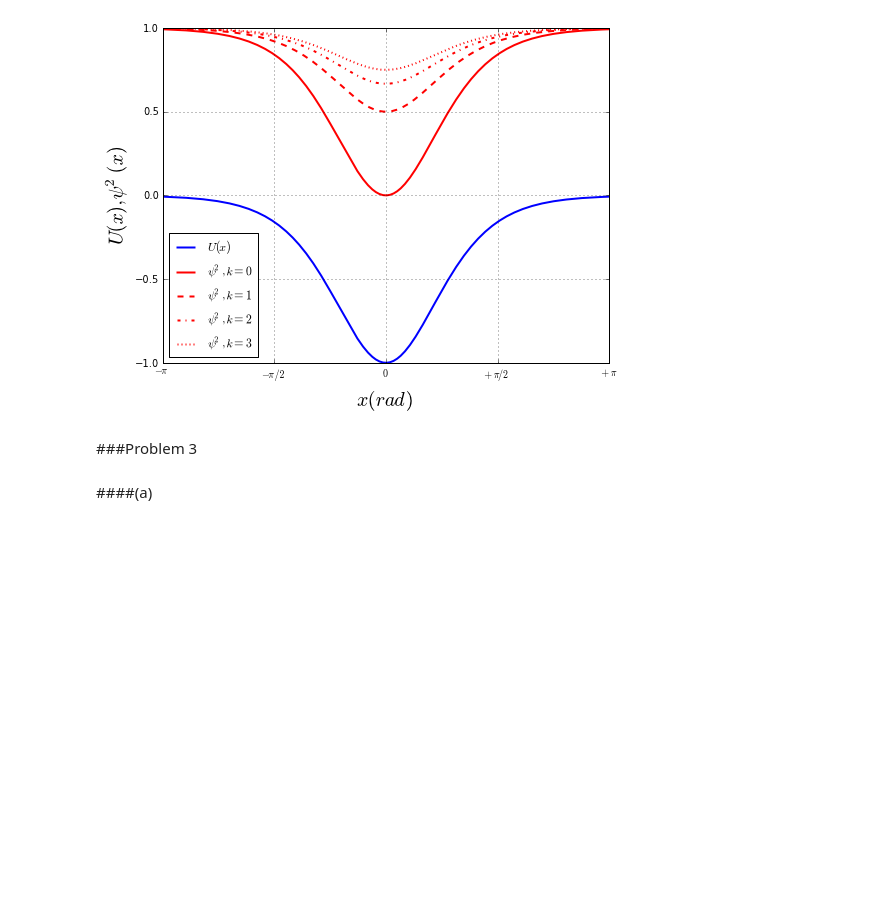
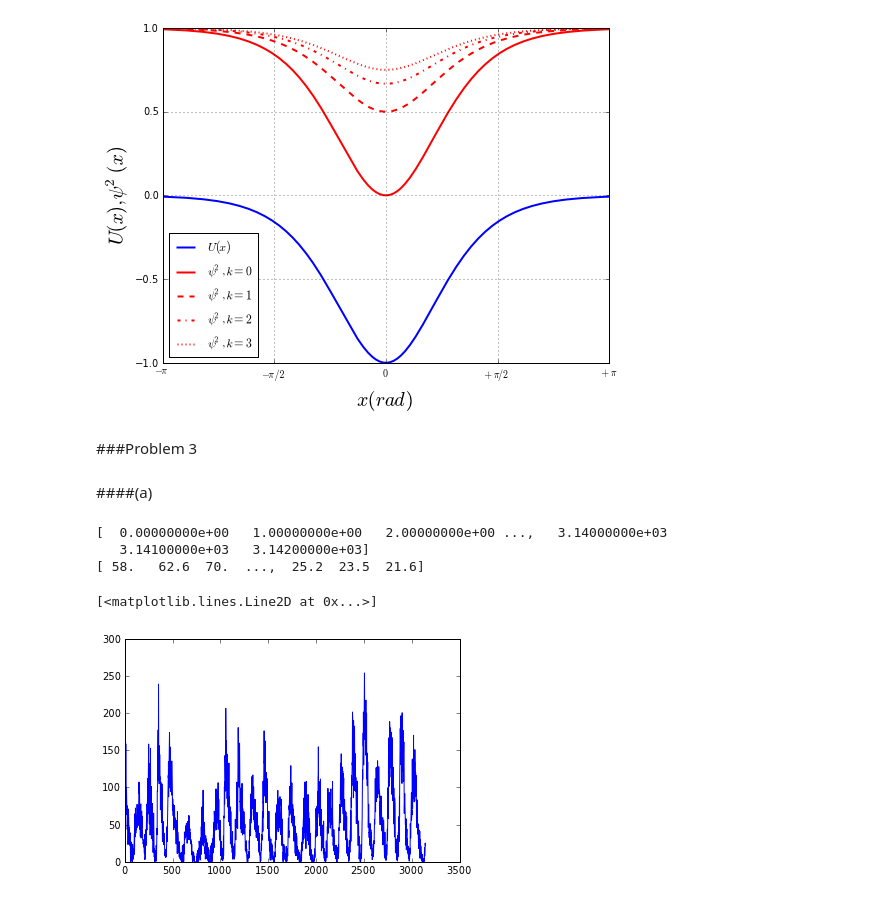
Before and after one commit to wsnyderPHYS202/PHYS202-S13, a Jupyter notebook: Week3/GraphicsEx2.ipynb, the cells around one changed output. Cells and saved outputs as stored; diff of their text form; code cells hidden in the pictures; blank space fills up the shorter version.

Commit message:
Updating GraphicsEx2

```diff
--- a/Week3/GraphicsEx2.ipynb
+++ b/Week3/GraphicsEx2.ipynb
@@ -66,3 +66,18 @@ plt.legend(loc = "best")
 ###Problem 3
 # %% [markdown]
 ####(a)
+# %%
+data = loadtxt("sunspots.txt",float)
+x = data[:,0]
+y = data[:,1]
+print x
+print y
+# %% [output]
+[  0.00000000e+00   1.00000000e+00   2.00000000e+00 ...,   3.14000000e+03
+   3.14100000e+03   3.14200000e+03]
+[ 58.   62.6  70.  ...,  25.2  23.5  21.6]
+# %%
+plot(x,y)
+# %% [output]
+[<matplotlib.lines.Line2D at 0x...>]
+[figure, added]
```
Also changed, not shown: 2 other files.
